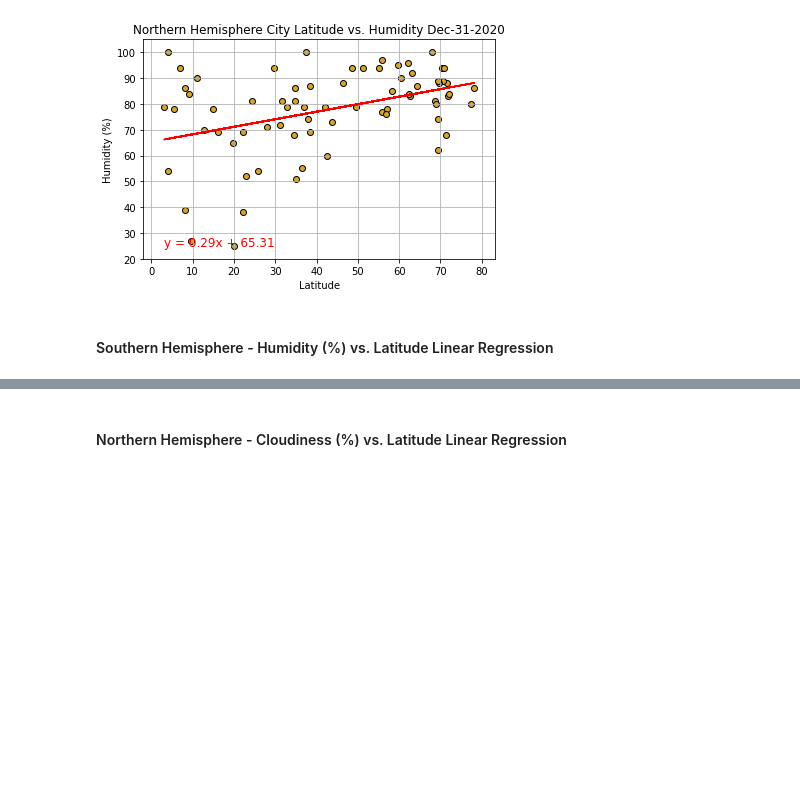
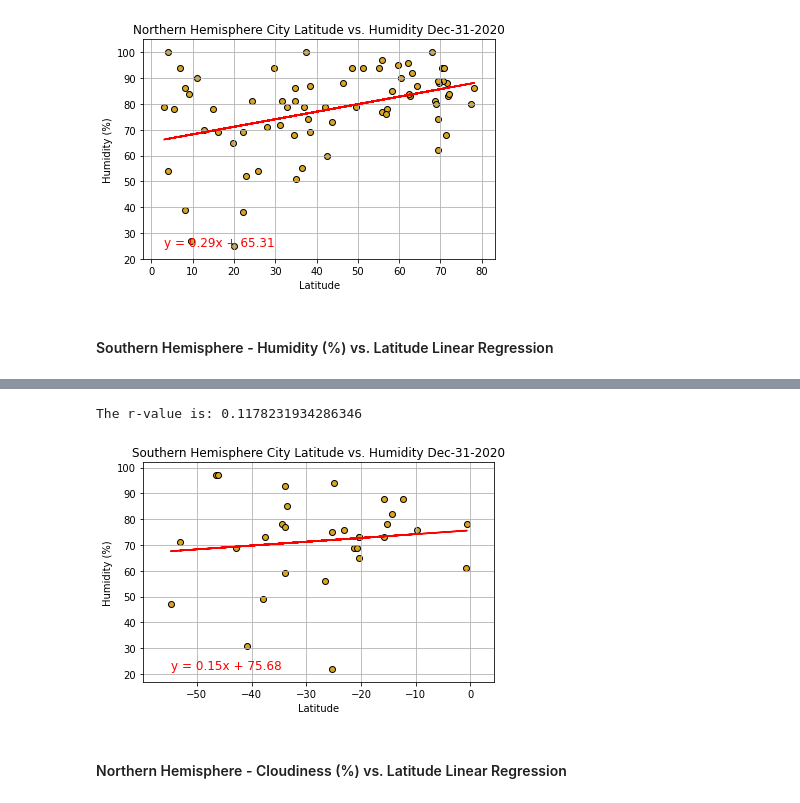
Before and after one commit to pspitzer86/Python-API-Challenge, a Jupyter notebook: WeatherPy/WeatherPy.ipynb, the cells around one changed output, grey strips where cells are left out. Drawn from its saved outputs; the diff is of its cells as text; code cells hidden in the pictures; blank space fills up the shorter version.

Commit message:
Added plot with regression for south hem lat v humid

```diff
--- a/WeatherPy/WeatherPy.ipynb
+++ b/WeatherPy/WeatherPy.ipynb
@@ -456,3 +452,38 @@ The r-value is: 0.014985174297345524
+# %%
+south_humid = south_hem_weather['Humidity']
+
+(slope, intercept, rvalue, pvalue, stderr) = linregress(south_city_lats, south_humid)
+regress_values = south_city_lats * slope + intercept
+line_string = "y = " + str(round(slope,2)) + "x + " + str(round(intercept,2))
+print(f"The r-value is: {rvalue}")
+
+# Plotted the tumor volume by mouse weight into a scatter plot.
+
+plt.scatter(south_city_lats, south_humid, marker='o', facecolors='goldenrod', edgecolors='black')
+plt.plot(south_city_lats,regress_values,"r-")
+plt.annotate(line_string,(min(south_city_lats),min(south_humid)),fontsize=12,color="red")
+
+# Titled the graph and gave labels to the x and y axes.
+
+plt.title(f'Southern Hemisphere City Latitude vs. Humidity {curr_date}')
+plt.xlabel('Latitude')
+plt.ylabel('Humidity (%)')
+
+# Set a limit to the x and y axes based on the data.  Added a grid to the graph to be more readable.
+
+plt.xlim(min(south_city_lats)-5, max(south_city_lats)+5)
+plt.ylim(min(south_humid)-5, max(south_humid)+5)
+
+plt.grid()
+
+output_image = f'Output_Data/SouthHem_LatvHumid_plot_w_regression{curr_date}.png'
+plt.tight_layout()
+plt.savefig(output_image)
+
+plt.show()
+# %% [output]
+The r-value is: 0.1178231934286346
+[figure, added]
 # %% [markdown]
 ####  Northern Hemisphere - Cloudiness (%) vs. Latitude Linear Regression
 # %%
```
Also changed, not shown: parts of 2 cells of this notebook, 1 other file.
